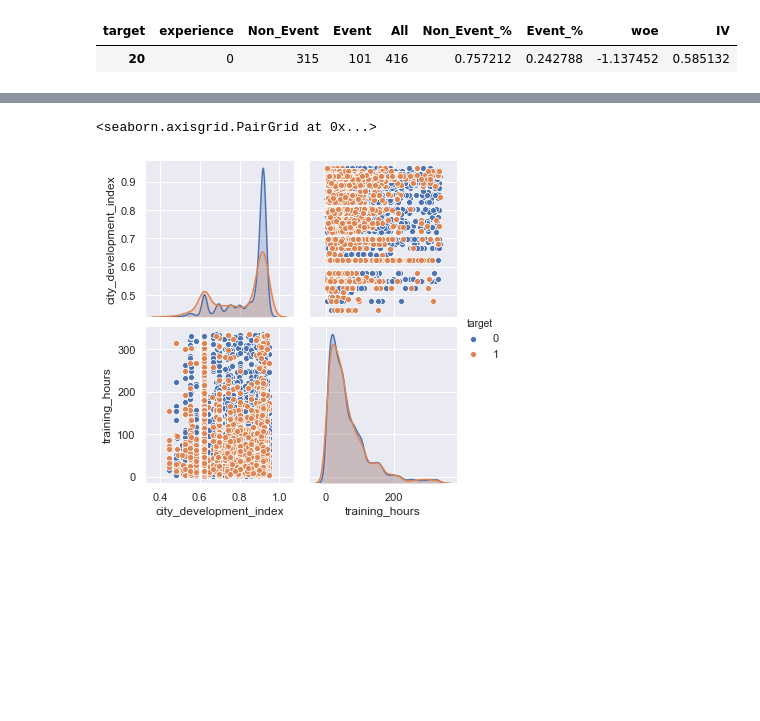
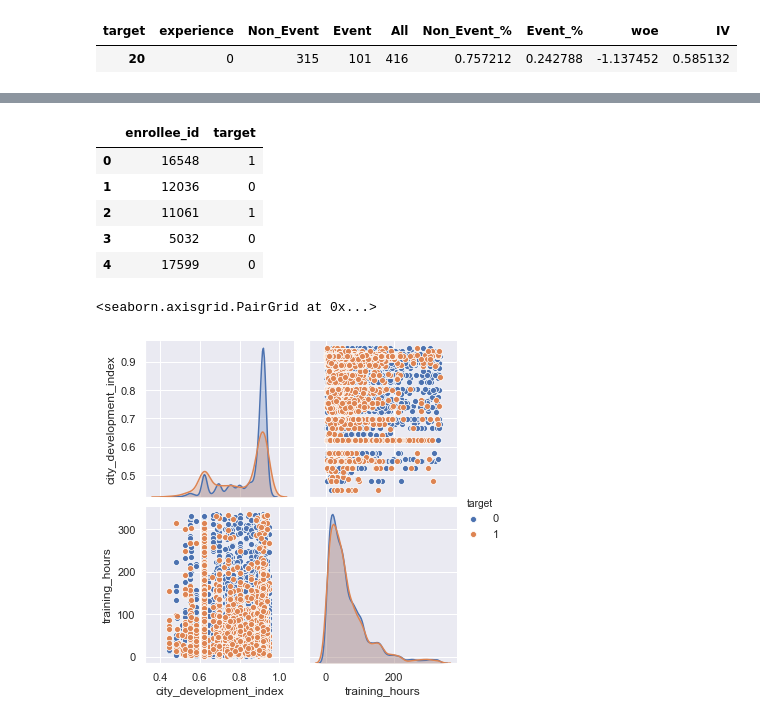
Before and after one commit to Vishnu1183/Hackathons, a Jupyter notebook: AV_HR_08May20/AV_HR_Cleaning_Feature_Engineering.ipynb, the cells around one changed output, grey strips where cells are left out. Drawn from its saved outputs; the diff is of its cells as text; code cells hidden in the pictures; blank space fills up the shorter version.

```diff
--- a/AV_HR_08May20/AV_HR_Cleaning_Feature_Engineering.ipynb
+++ b/AV_HR_08May20/AV_HR_Cleaning_Feature_Engineering.ipynb
@@ -434,0 +550,13 @@ train.experience_band = np.where(train.experience_band <= 7 , 'low_exp',np.where
+# %%
+df_sub = df_test[['enrollee_id']]
+df_sub['target'] = xgb.predict_proba(df_test[features])[:,1]
+df_sub['target'] = xgb.predict(df_test[features])
+# %%
+df_sub.head()
+# %% [output]
+|  | enrollee_id | target |
+| 0 | 16548 | 1 |
+| 1 | 12036 | 0 |
+| 2 | 11061 | 1 |
+| 3 | 5032 | 0 |
+| 4 | 17599 | 0 |
```
Also changed, not shown: parts of 37 cells of this notebook.
